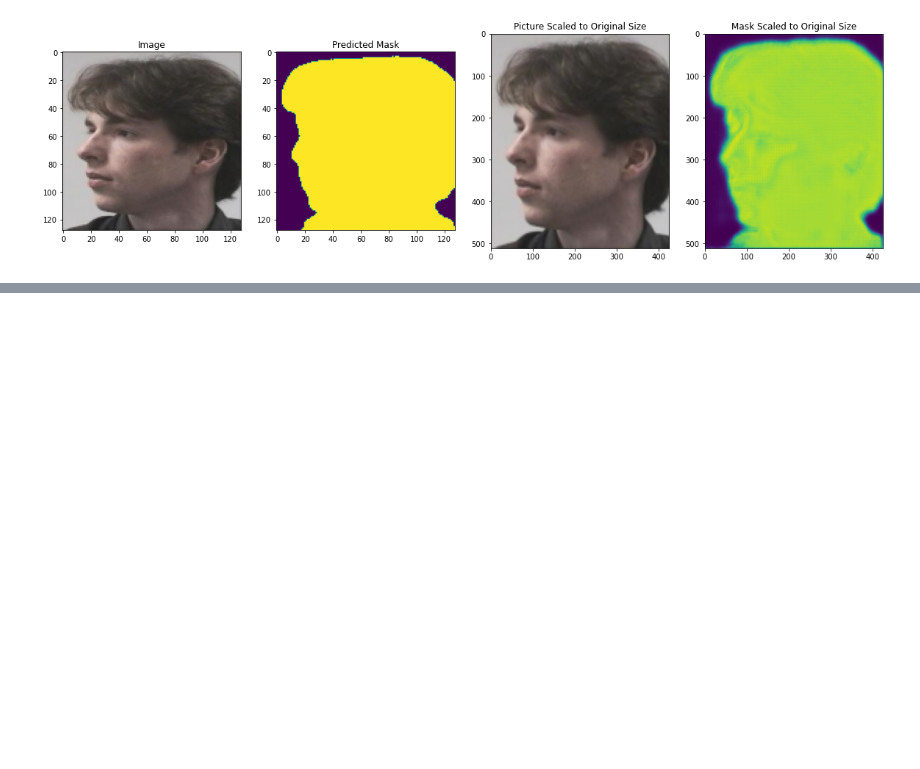
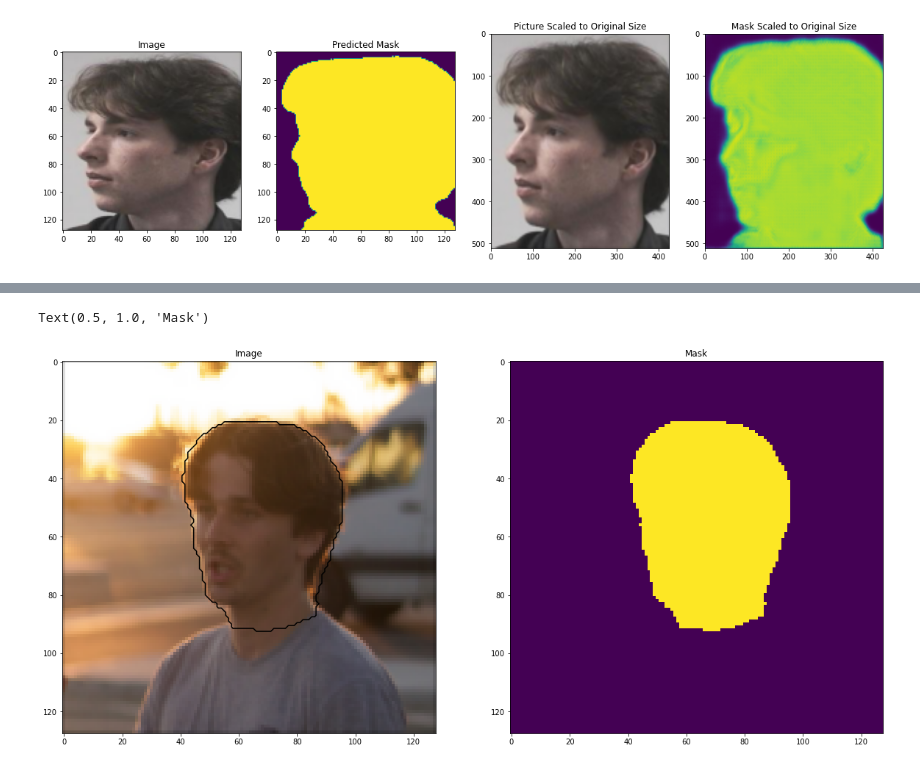
Before and after one commit to Team-SWANK/Face-Segmentation-Network, a Jupyter notebook: Face-Segmentation.ipynb, the cells around one changed output, grey strips where cells are left out. Drawn from its saved outputs; the diff is of its cells as text; code cells hidden in the pictures; blank space fills up the shorter version.

```diff
--- a/Face-Segmentation.ipynb
+++ b/Face-Segmentation.ipynb
@@ -326,15 +327,15 @@ Text(0.5, 1.0, 'Mask Scaled to Original Size')
 # %%
 from keras.preprocessing.image import array_to_img, img_to_array, load_img
 X = np.zeros((1, 128, 128, 3), dtype=np.float32)
-img = load_img('')# insert img path here to test single image
-x_img = img_to_array(img)
-x_img = resize(x_img, (128, 128, 1), mode = 'constant', preserve_range = True)
+img = imread('./images/DSC00744.jpeg')# insert img path here to test single image
+x_img = resize(img, (IMG_HEIGHT, IMG_WIDTH), mode='constant', preserve_range=True)
 X[0] = x_img
 preds_test2 = model.predict(X, verbose=1)
-# preds_test2 = (preds_test2 > 0.5).astype(np.uint8)
+preds_test2 = (preds_test2 > 0.7).astype(np.uint8)
 
 fig, (ax1, ax2) = plt.subplots(1, 2, figsize = (20, 10))
-ax1.imshow(img)
+ax1.imshow(X[0].astype('uint8'))
+ax1.contour(preds_test2[0].squeeze(), colors='k', levels=[0.5])
 ax1.set_title('Image')
 
 ax2.imshow(preds_test2[0].squeeze(), vmin=0, vmax=1)
@@ -343,0 +345,2 @@ AttributeError: 'str' object has no attribute 'read'
+Text(0.5, 1.0, 'Mask')
+[figure, added]
```
Also changed, not shown: parts of 11 cells of this notebook, 1 other file.
